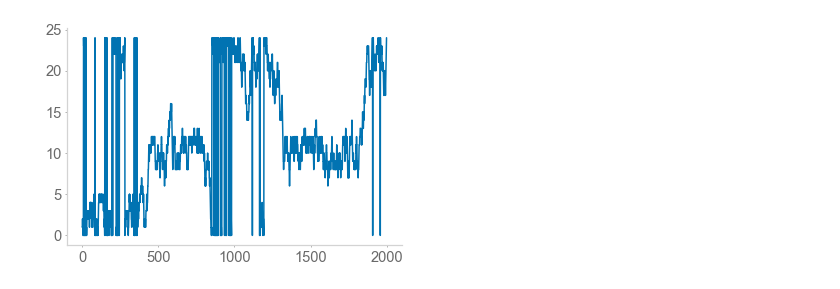
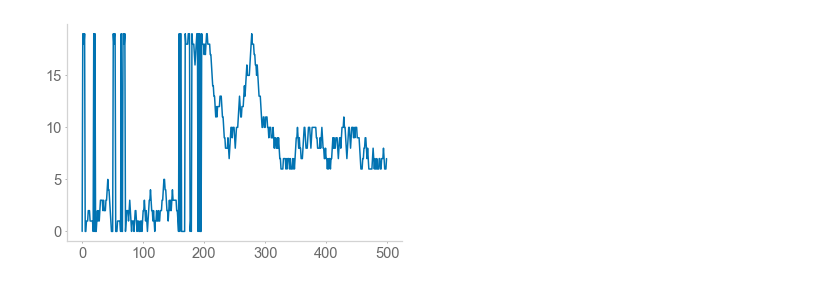
Before and after one commit to chingf/sr-project, a Jupyter notebook: notebooks/6a-remapping.ipynb, the cells around one changed output. Cells and saved outputs as stored; diff of their text form; code cells hidden in the pictures.

```diff
--- a/notebooks/6a-remapping.ipynb
+++ b/notebooks/6a-remapping.ipynb
@@ -25 +28,33 @@ one_hot = True
+# %%
+num_steps = 3000
+num_states = 20
+attractor_center = 8
+attractor_scale = 10
+attractor_width = 2
+
+if one_hot:
+    dset = inputs.Sim1DFeeder(
+        num_steps=num_steps, left_right_stay_prob=[1, 1, 1],
+        num_states=num_states,
+        attractor_center=attractor_center,
+        attractor_scale=attractor_scale,
+        attractor_width=attractor_width
+        )
+else:
+    sprs = 0.05
+    sig = 2.0
+    feature_maker_kwargs = {
+        'feature_dim': num_states,
+        'feature_type': 'correlated_distributed',
+        'feature_vals_p': [1-sprs, sprs], 'feature_vals': None,
+        'spatial_sigma': sig
+        }
+    dset = sf_inputs_discrete.Sim1DFeeder(
+        num_steps=num_steps, left_right_stay_prob=[5, 1, 1],
+        num_states=num_states,
+        attractor_center=attractor_center,
+        attractor_scale=attractor_scale,
+        attractor_width=attractor_width,
+        feature_maker_kwargs=feature_maker_kwargs
+        )
 # %%
@@ -76,11 +91,11 @@ else:
     net.load_state_dict(torch.load(save_path))
 # %%
 plt.figure()
-window = dset.ys[:2000]
+window = dset.ys[:500]
 plt.plot(np.arange(window.size), window)
 plt.show()
 # %% [output]
-[figure, old version]
+[figure, new version]
 # %%
 plt.figure()
 plt.hist(
```
Also changed, not shown: parts of 25 cells of this notebook, 1 other file.
